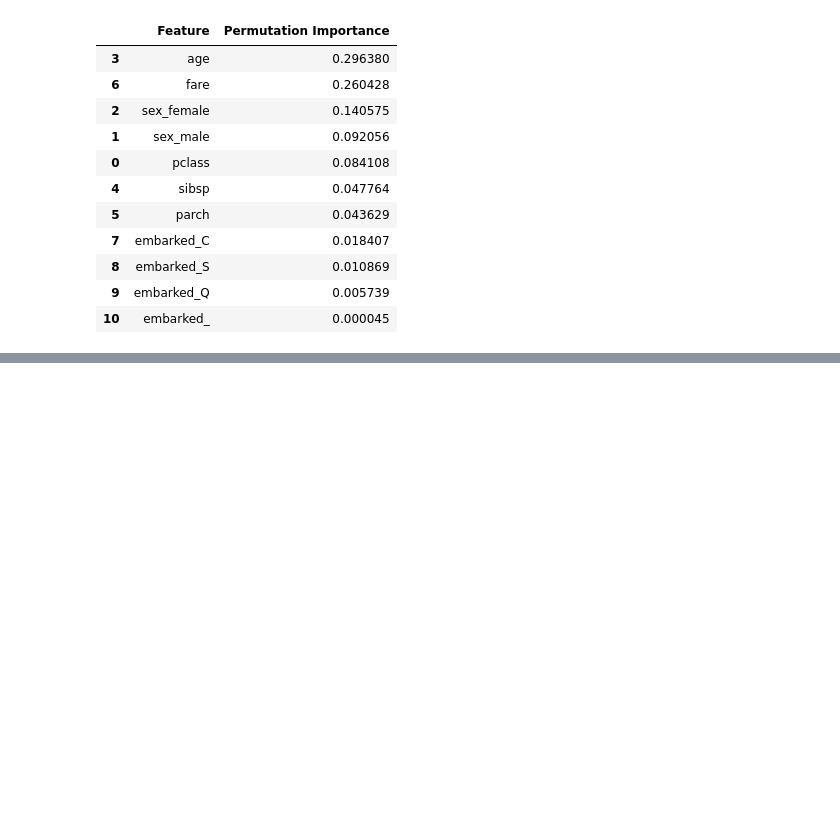
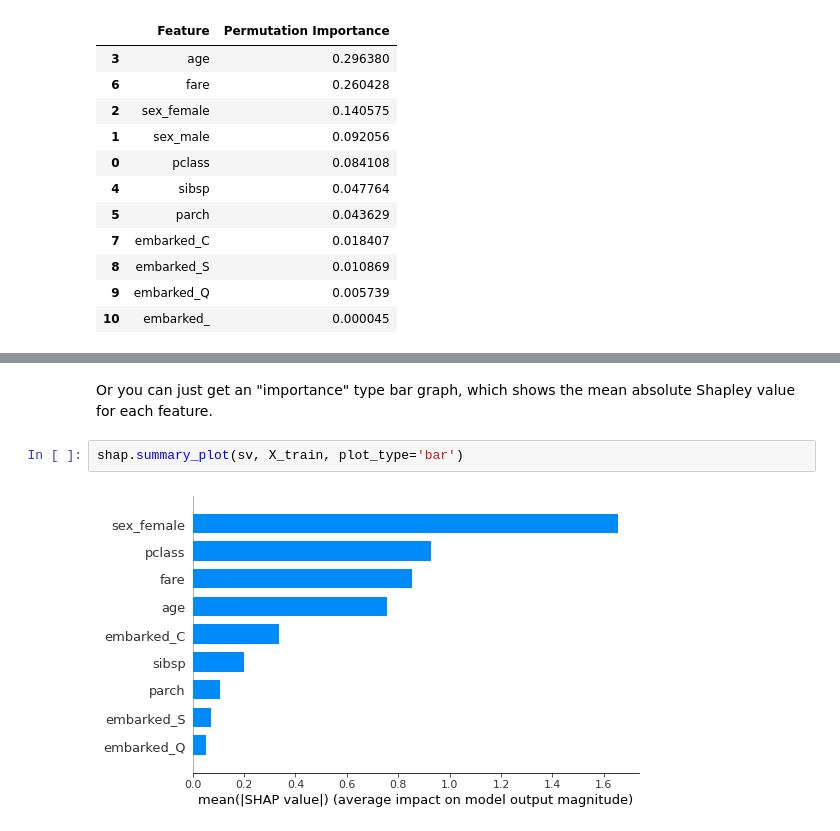
Before and after one commit to cliburn/bios-823-2020, a Jupyter notebook: notebooks/B09_Interpretable_ML.ipynb, the cells around one changed output, grey strips where cells are left out. Saved outputs shown, nothing was run; the diff lists cells and outputs as text; blank space fills up the shorter version.

```diff
--- a/notebooks/B09_Interpretable_ML.ipynb
+++ b/notebooks/B09_Interpretable_ML.ipynb
@@ -301,0 +416,6 @@ See [here](https://scikit-learn.org/stable/modules/permutation_importance.html#r
+# %% [markdown]
+Or you can just get an "importance" type bar graph, which shows the mean absolute Shapley value for each feature.
+# %%
+shap.summary_plot(sv, X_train, plot_type='bar')
+# %% [output]
+[figure, added]
```
Also changed, not shown: parts of 48 cells of this notebook, 5 other files.
